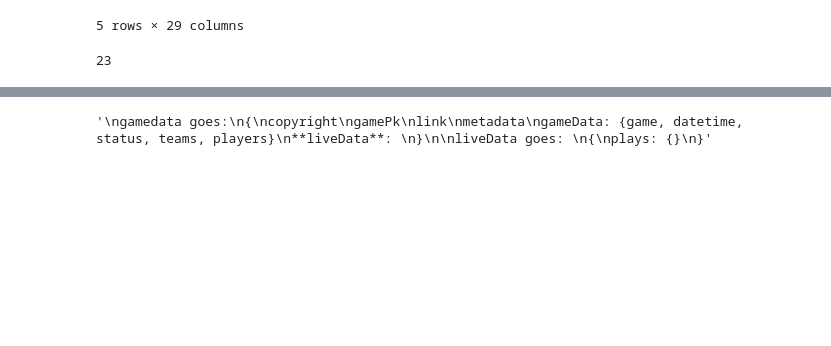
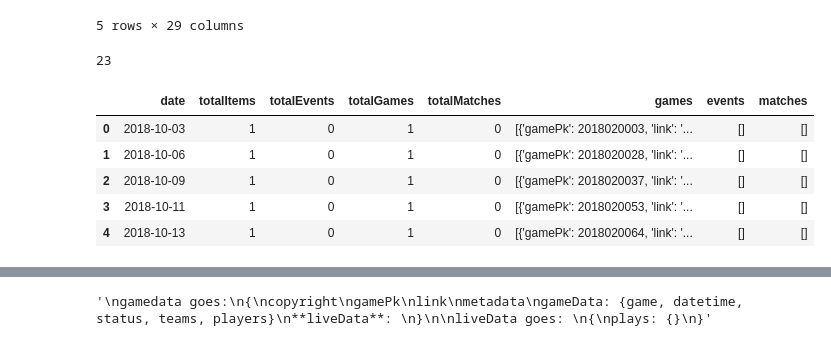
Before and after one commit to jooheonchoi/NHL-analytics, a Jupyter notebook: canucks shot analytics sample.ipynb, the cells around one changed output, grey strips where cells are left out. Saved outputs shown, nothing was run; the diff lists cells and outputs as text; code cells hidden in the pictures; blank space fills up the shorter version.

```diff
--- a/canucks shot analytics sample.ipynb
+++ b/canucks shot analytics sample.ipynb
@@ -41,9 +41,17 @@ teamdf.loc[teamdf.name == "Vancouver Canucks", "id"].values[0]
 # %%
 seasons = "20182019"
 r = requests.get("https://statsapi.web.nhl.com/api/v1/" + "schedule?season=" + seasons + "&gameType=R&site=en_nhl&teamId=" + '23')
 data = r.json()
 df = pd.DataFrame(data["dates"])
 dates = df.date.tolist()
+df.head()
+# %% [output]
+|  | date | totalItems | totalEvents | totalGames | totalMatches | games | events | matches |
+| 0 | 2018-10-03 | 1 | 0 | 1 | 0 | [{'gamePk': 2018020003, 'link': '... | [] | [] |
+| 1 | 2018-10-06 | 1 | 0 | 1 | 0 | [{'gamePk': 2018020028, 'link': '... | [] | [] |
+| 2 | 2018-10-09 | 1 | 0 | 1 | 0 | [{'gamePk': 2018020037, 'link': '... | [] | [] |
+| 3 | 2018-10-11 | 1 | 0 | 1 | 0 | [{'gamePk': 2018020053, 'link': '... | [] | [] |
+| 4 | 2018-10-13 | 1 | 0 | 1 | 0 | [{'gamePk': 2018020064, 'link': '... | [] | [] |
 # %%
 gamedf = pd.DataFrame(df.games.tolist())
 gamedf.columns= ['games']
```
Also changed, not shown: parts of 14 cells of this notebook.
